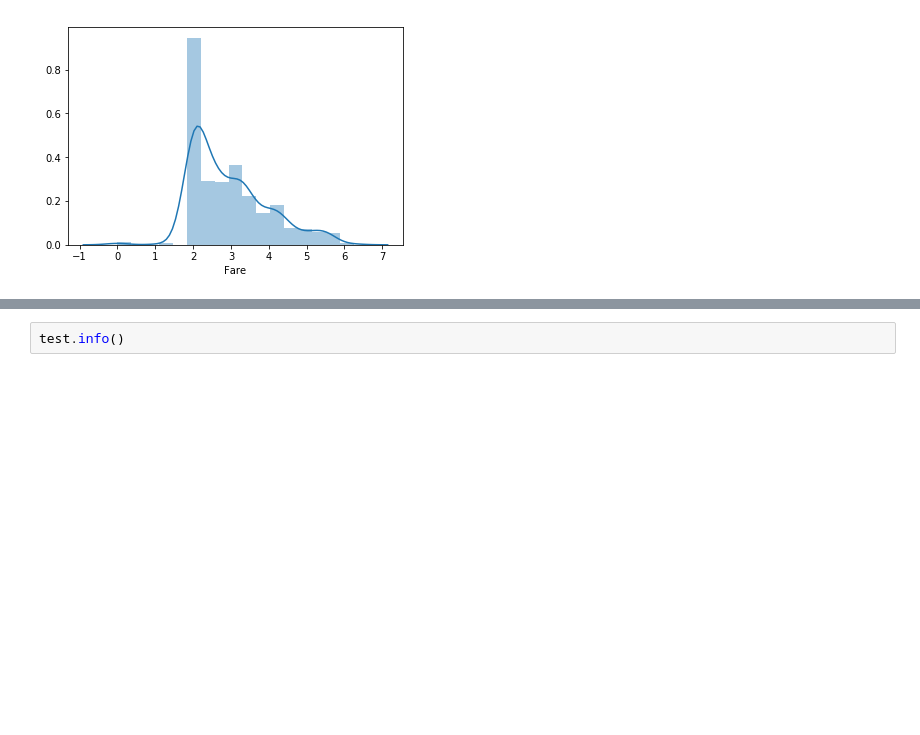
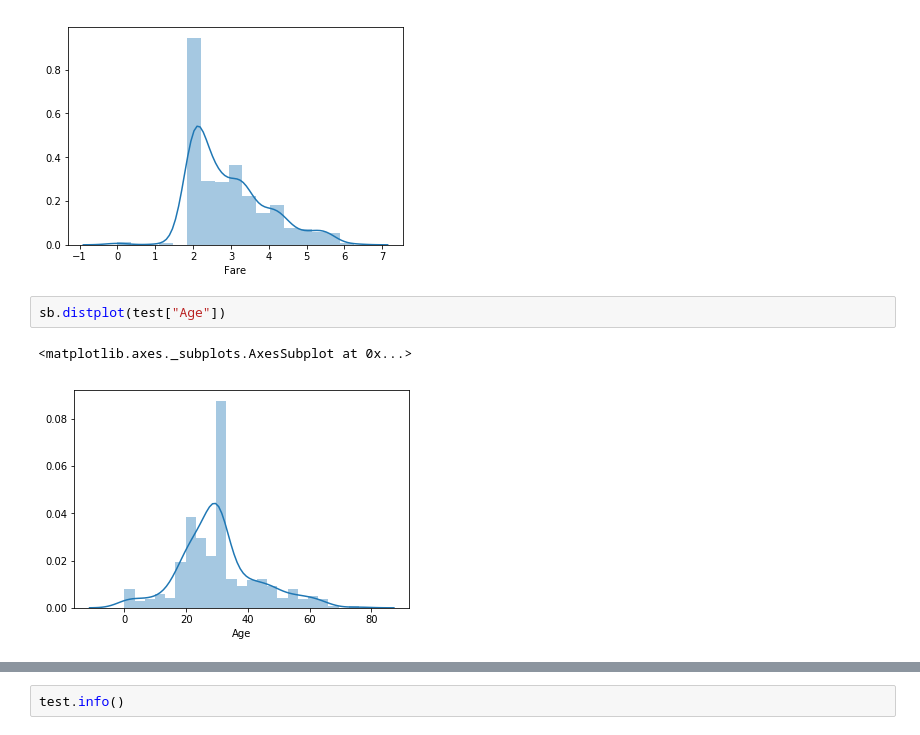
Before and after one commit to arikhan/Titanic-Machine-Learning-from-Disaster-Kaggle-Competition, a Jupyter notebook: Titanic with DL.ipynb, the cells around one changed output, grey strips where cells are left out. Drawn from its saved outputs; the diff is of its cells as text; blank space fills up the shorter version.

```diff
--- a/Titanic with DL.ipynb
+++ b/Titanic with DL.ipynb
@@ -349,3 +353,8 @@ sb.distplot(test["Fare"])
 # %% [output]
 <matplotlib.axes._subplots.AxesSubplot at 0x...>
 [figure]
+# %%
+sb.distplot(test["Age"])
+# %% [output]
+<matplotlib.axes._subplots.AxesSubplot at 0x...>
+[figure, added]
```
Also changed, not shown: parts of 10 cells of this notebook.
